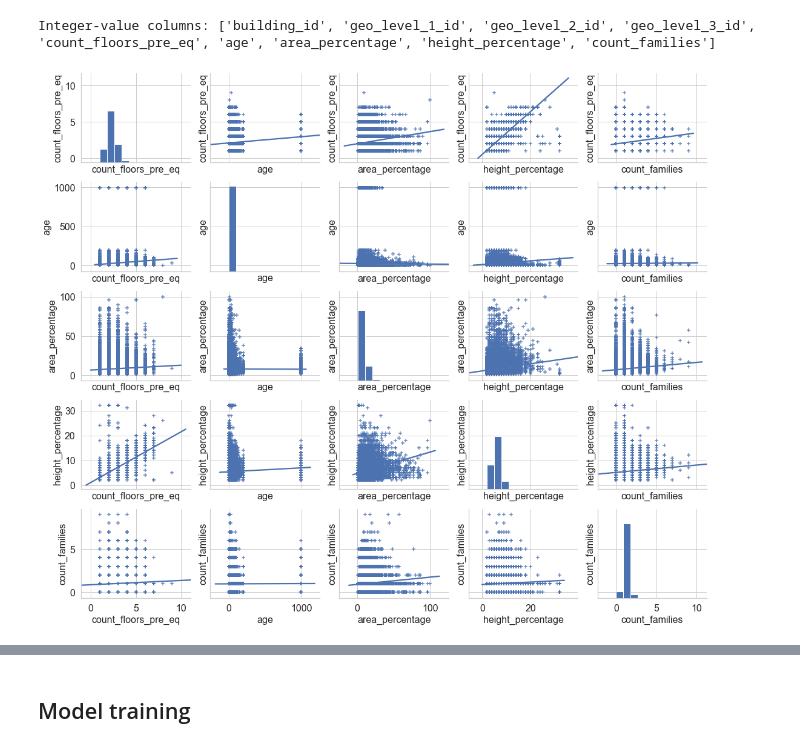
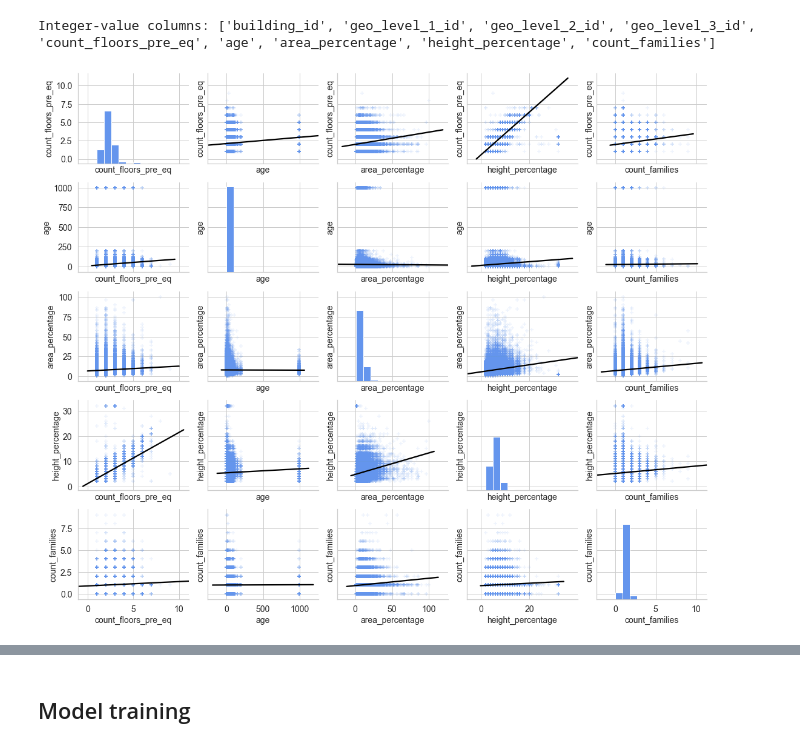
Before and after one commit to capac/scikit-learn-exercises, a Jupyter notebook: modeling-earthquake-damage.ipynb, the cells around one changed output, grey strips where cells are left out. Drawn from its saved outputs; the diff is of its cells as text; code cells hidden in the pictures.

```diff
--- a/modeling-earthquake-damage.ipynb
+++ b/modeling-earthquake-damage.ipynb
@@ -151,28 +151,28 @@ print(f'Integer-value columns: {list(col_int)}')
 Integer-value columns: ['building_id', 'geo_level_1_id', 'geo_level_2_id', 'geo_level_3_id', 'count_floors_pre_eq', 'age', 'area_percentage', 'height_percentage', 'count_families']
 # %%
 sns.set(style='whitegrid', color_codes=True)
-g = sns.pairplot(train_values_df, x_vars=col_int[4:9], y_vars=col_int[4:9], height=2.6, aspect=1.2, \
-                 kind='reg', diag_kind='hist', markers='+', palette='hls')
-# g = g.map(plt.scatter, s=6, color='blue', alpha=0.1)
+color_ref = 'cornflowerblue'
+g = sns.pairplot(train_values_df, x_vars=col_int[4:9], y_vars=col_int[4:9], height=2.6, aspect=1.2, kind='reg', diag_kind='hist', \
+                 markers='+', diag_kws={'color': color_ref}, plot_kws={'line_kws': {'color': 'black'}, 'scatter_kws': {'alpha': 0.1, 'color': color_ref}})
 xlabels, ylabels = [], []
-label_font_size = 16
+label_font_size = 14
 
 for ax in g.axes[-1,:]:
     xlabel = ax.xaxis.get_label_text()
     xlabels.append(xlabel)
 for ax in g.axes[:,0]:
     ylabel = ax.yaxis.get_label_text()
     ylabels.append(ylabel)
 
 for i in range(len(xlabels)):
     for j in range(len(ylabels)):
         g.axes[j, i].xaxis.set_label_text(xlabels[i])
         g.axes[j, i].xaxis.label.set_size(label_font_size)
         g.axes[j, i].tick_params(axis='x', which='major', labelsize=label_font_size)
         g.axes[j, i].yaxis.set_label_text(ylabels[j])
         g.axes[j, i].yaxis.label.set_size(label_font_size)
         g.axes[j, i].tick_params(axis='y', which='major', labelsize=label_font_size)
 
 plt.tight_layout();
 # %% [output]
-[figure, old version]
+[figure, new version]
```
Also changed, not shown: parts of 6 cells of this notebook.
